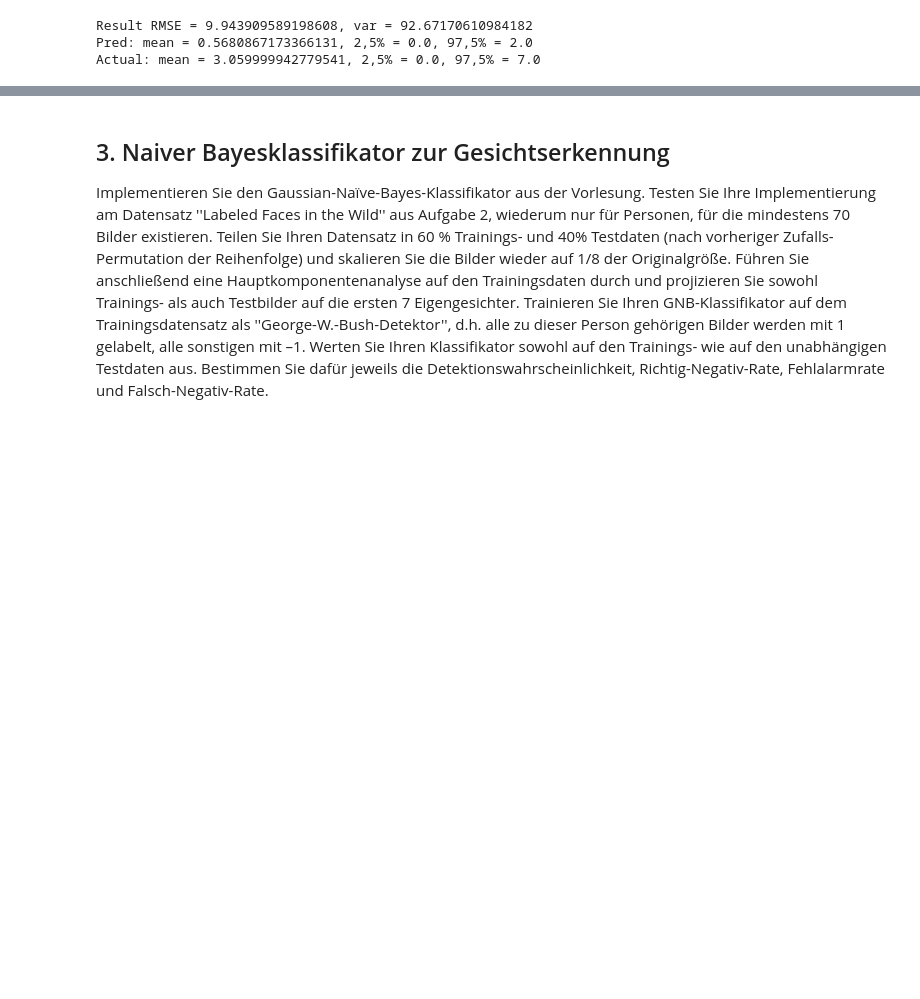
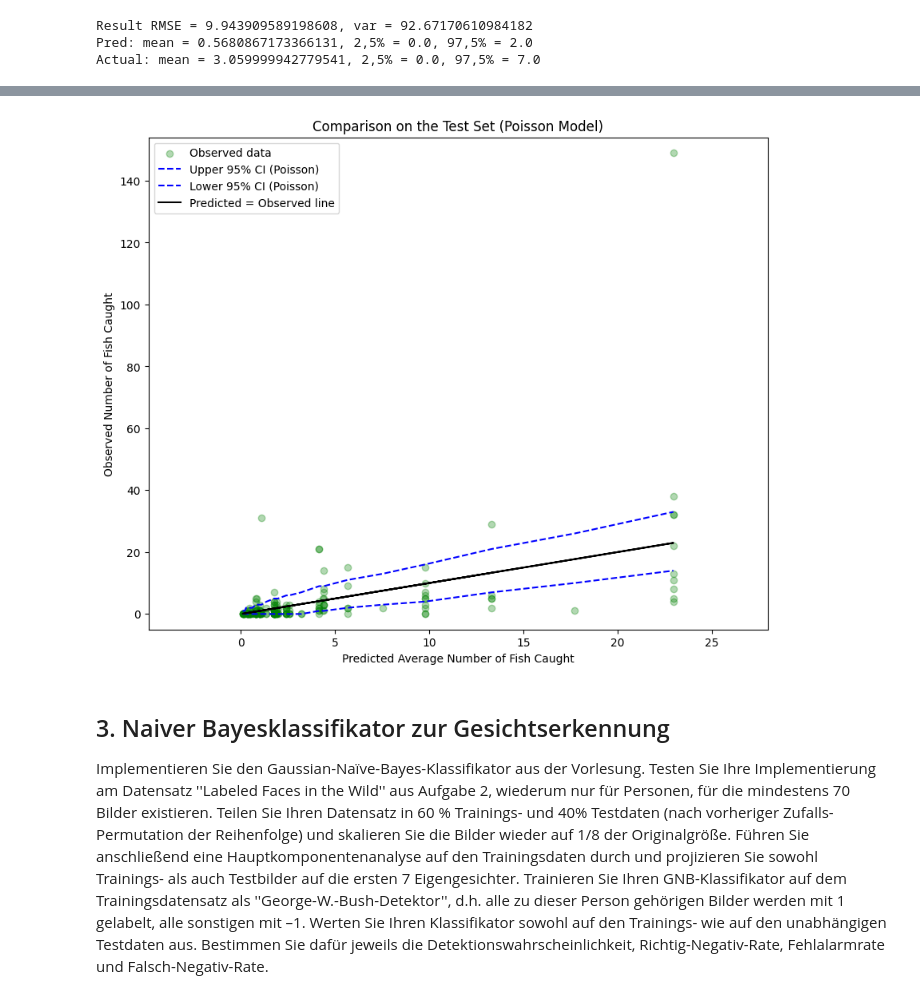
Before and after one commit to SergioChan96/MaschineLearning, a Jupyter notebook: Aufgaben/A2/A2-1/Linear_Regression.ipynb, the cells around one changed output, grey strips where cells are left out. Cells and saved outputs as stored; diff of their text form; code cells hidden in the pictures; blank space fills up the shorter version.

```diff
--- a/Aufgaben/A2/A2-1/Linear_Regression.ipynb
+++ b/Aufgaben/A2/A2-1/Linear_Regression.ipynb
@@ -305,3 +329,31 @@ plt.show()
+# %%
+mu = np.exp(design_matrix @ beta)
+
+lower_bounds = scipy.stats.poisson.ppf(0.025, mu)  # 2.5th percentile
+upper_bounds = scipy.stats.poisson.ppf(0.975, mu)  # 97.5th percentile
+
+sort_idx = np.argsort(mu)
+sorted_mu_pred = mu[sort_idx]
+sorted_lower_bounds = lower_bounds[sort_idx]
+sorted_upper_bounds = upper_bounds[sort_idx]
+
+plt.figure(figsize=(10, 8))
+plt.scatter(mu, yt, alpha=0.3, color="green", label="Observed data")
+plt.plot(sorted_mu_pred, sorted_upper_bounds, linestyle='dashed', color="blue", linewidth=1.5,
+         label="Upper 95% CI (Poisson)")
+plt.plot(sorted_mu_pred, sorted_lower_bounds, linestyle='dashed', color="blue", linewidth=1.5,
+         label="Lower 95% CI (Poisson)")
+plt.plot(mu, mu, color="black", linewidth=1.5, label="Predicted = Observed line")
+
+plt.title('Comparison on the Test Set (Poisson Model)')
+plt.xlabel('Predicted Average Number of Fish Caught')
+plt.ylabel('Observed Number of Fish Caught')
+plt.xlim(min(mu) - 5, max(mu) + 5)
+plt.ylim(min(yt) - 5, max(yt) + 5)
+plt.legend()
+plt.show()
+# %% [output]
+[figure, added]
 # %% [markdown]
 
 ## 3. Naiver Bayesklassifikator zur Gesichtserkennung
```
Also changed, not shown: parts of 4 cells of this notebook, 5 other files.
